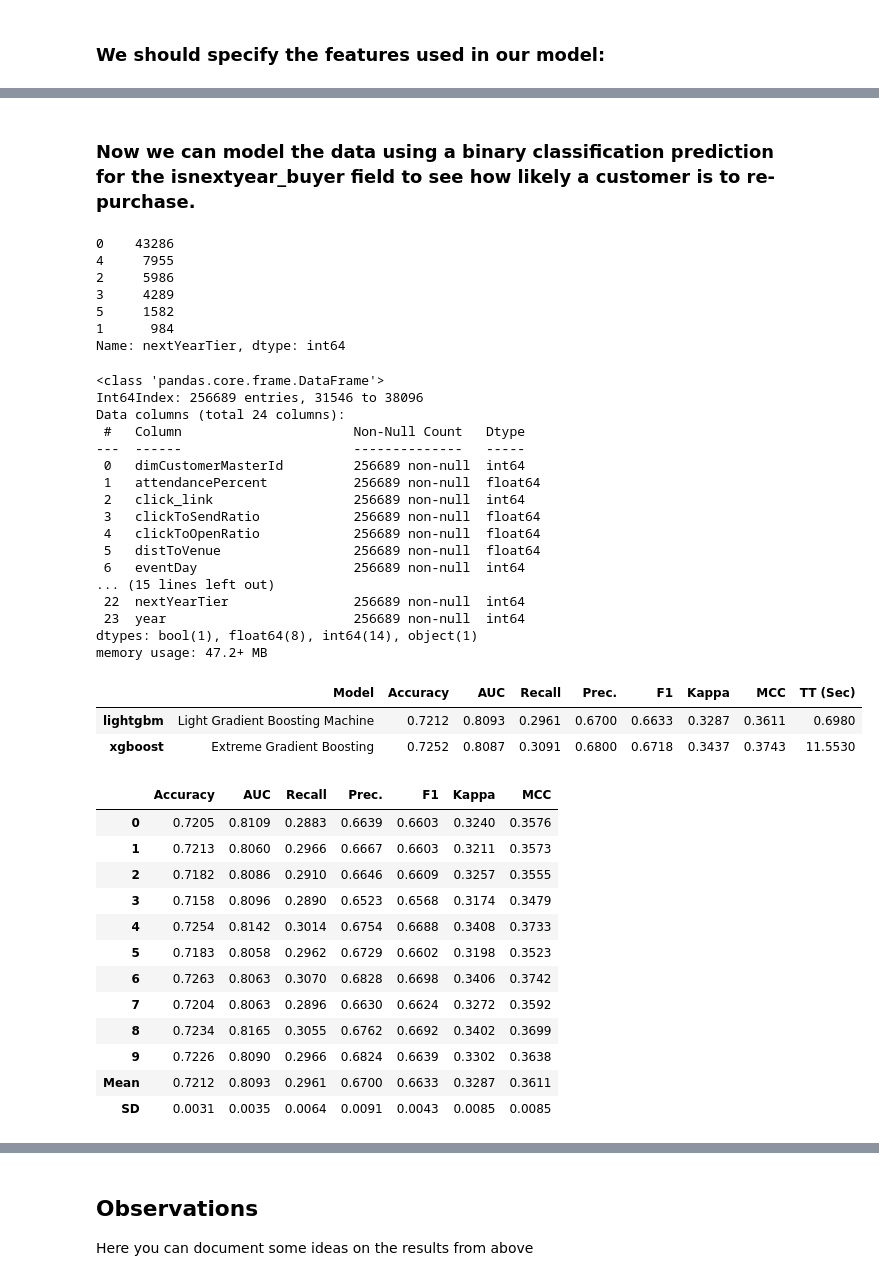
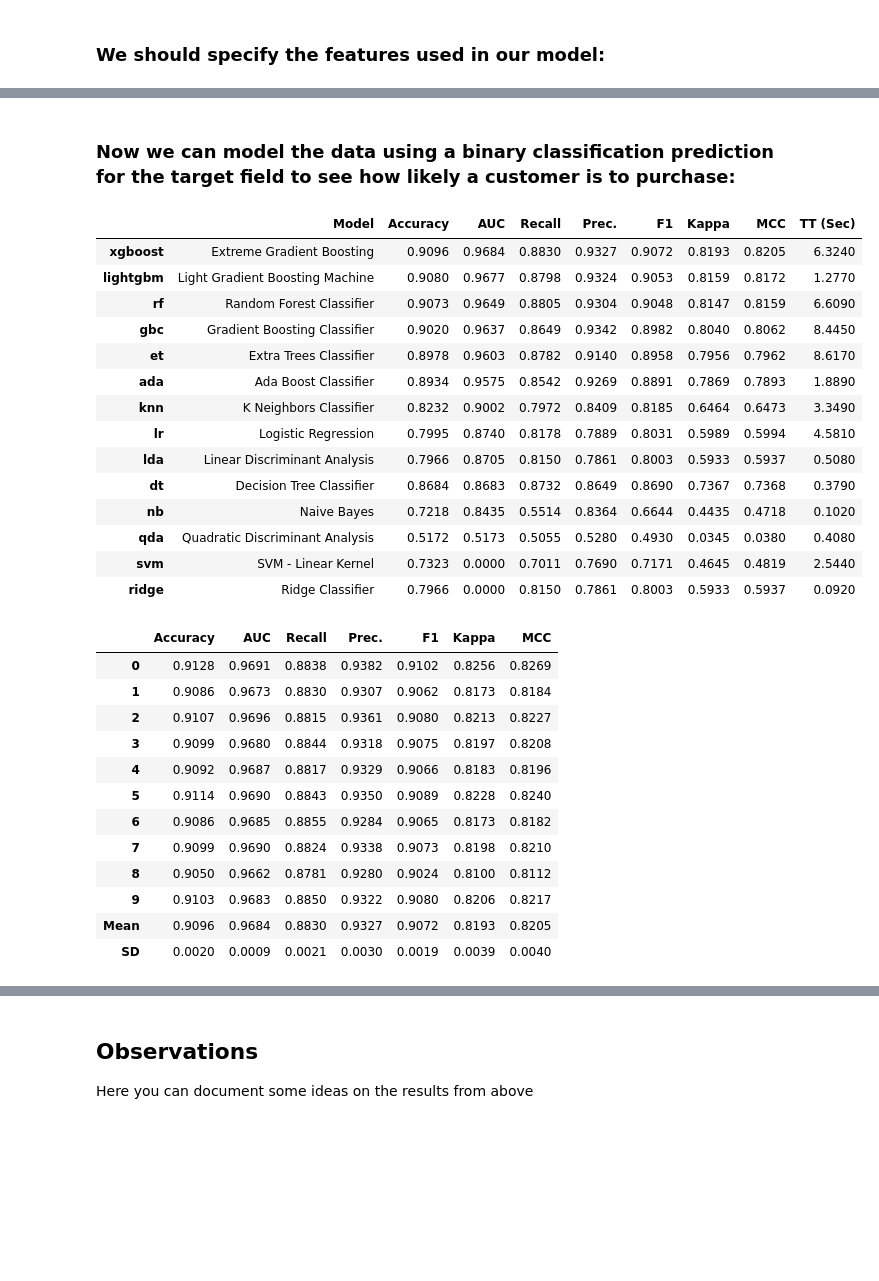
Before and after one commit to ryankazmerik/data-sci, a Jupyter notebook: notebooks/experiments/mlb-yankees/MLB Yankees - Event Propensity Event.ipynb, the cells around one changed output, grey strips where cells are left out. Saved outputs shown, nothing was run; the diff lists cells and outputs as text; code cells hidden in the pictures; blank space fills up the shorter version.

```diff
--- a/notebooks/experiments/mlb-yankees/MLB Yankees - Event Propensity Event.ipynb
+++ b/notebooks/experiments/mlb-yankees/MLB Yankees - Event Propensity Event.ipynb
@@ -129,5 +112,5 @@ Unseen Data For Predictions: (11308, 24)
 # %% [markdown]
-### Now we can model the data using a binary classification prediction for the isnextyear_buyer field to see how likely a customer is to re-purchase.
+### Now we can model the data using a binary classification prediction for the target field to see how likely a customer is to purchase:
 # %%
 setup(
     data= df_train,
@@ -163,65 +134,42 @@ setup(
     ]
 );
-# %%
-df_train['nextYearTier'].value_counts()
-# %% [output]
-0    43286
-4     7955
-2     5986
-3     4289
-5     1582
-1      984
-Name: nextYearTier, dtype: int64
-# %%
-#df_train = df_train.sort_values('nextYearTier').reset_index()
-#df_train = df_train.iloc[:,1000:]
-
-#df_train['nextYearTier'].value_counts()
-
-df_train.info()
-# %% [output]
-<class 'pandas.core.frame.DataFrame'>
-Int64Index: 256689 entries, 31546 to 38096
-Data columns (total 24 columns):
- #   Column                      Non-Null Count   Dtype
----  ------                      --------------   -----
- 0   dimCustomerMasterId         256689 non-null  int64
- 1   attendancePercent           256689 non-null  float64
- 2   click_link                  256689 non-null  int64
- 3   clickToSendRatio            256689 non-null  float64
- 4   clickToOpenRatio            256689 non-null  float64
- 5   distToVenue                 256689 non-null  float64
- 6   eventDay                    256689 non-null  int64
-... (15 lines left out)
- 22  nextYearTier                256689 non-null  int64
- 23  year                        256689 non-null  int64
-dtypes: bool(1), float64(8), int64(14), object(1)
-memory usage: 47.2+ MB
 # %%
 model_matrix = compare_models(
     fold=10,
-    include=["lightgbm","xgboost"],
+    #include=["lightgbm","xgboost"]
     sort="auc"
 )
 # %% [output]
 |  | Model | Accuracy | AUC | Recall | Prec. | F1 | Kappa | MCC | TT (Sec) |
-| lightgbm | Light Gradient Boosting Machine | 0.7212 | 0.8093 | 0.2961 | 0.6700 | 0.6633 | 0.3287 | 0.3611 | 0.6980 |
-| xgboost | Extreme Gradient Boosting | 0.7252 | 0.8087 | 0.3091 | 0.6800 | 0.6718 | 0.3437 | 0.3743 | 11.5530 |
+| xgboost | Extreme Gradient Boosting | 0.9096 | 0.9684 | 0.8830 | 0.9327 | 0.9072 | 0.8193 | 0.8205 | 6.3240 |
+| lightgbm | Light Gradient Boosting Machine | 0.9080 | 0.9677 | 0.8798 | 0.9324 | 0.9053 | 0.8159 | 0.8172 | 1.2770 |
+| rf | Random Forest Classifier | 0.9073 | 0.9649 | 0.8805 | 0.9304 | 0.9048 | 0.8147 | 0.8159 | 6.6090 |
+| gbc | Gradient Boosting Classifier | 0.9020 | 0.9637 | 0.8649 | 0.9342 | 0.8982 | 0.8040 | 0.8062 | 8.4450 |
+| et | Extra Trees Classifier | 0.8978 | 0.9603 | 0.8782 | 0.9140 | 0.8958 | 0.7956 | 0.7962 | 8.6170 |
+| ada | Ada Boost Classifier | 0.8934 | 0.9575 | 0.8542 | 0.9269 | 0.8891 | 0.7869 | 0.7893 | 1.8890 |
+| knn | K Neighbors Classifier | 0.8232 | 0.9002 | 0.7972 | 0.8409 | 0.8185 | 0.6464 | 0.6473 | 3.3490 |
+| lr | Logistic Regression | 0.7995 | 0.8740 | 0.8178 | 0.7889 | 0.8031 | 0.5989 | 0.5994 | 4.5810 |
+| lda | Linear Discriminant Analysis | 0.7966 | 0.8705 | 0.8150 | 0.7861 | 0.8003 | 0.5933 | 0.5937 | 0.5080 |
+| dt | Decision Tree Classifier | 0.8684 | 0.8683 | 0.8732 | 0.8649 | 0.8690 | 0.7367 | 0.7368 | 0.3790 |
+| nb | Naive Bayes | 0.7218 | 0.8435 | 0.5514 | 0.8364 | 0.6644 | 0.4435 | 0.4718 | 0.1020 |
+| qda | Quadratic Discriminant Analysis | 0.5172 | 0.5173 | 0.5055 | 0.5280 | 0.4930 | 0.0345 | 0.0380 | 0.4080 |
+| svm | SVM - Linear Kernel | 0.7323 | 0.0000 | 0.7011 | 0.7690 | 0.7171 | 0.4645 | 0.4819 | 2.5440 |
+| ridge | Ridge Classifier | 0.7966 | 0.0000 | 0.8150 | 0.7861 | 0.8003 | 0.5933 | 0.5937 | 0.0920 |
 # %%
 best_model = create_model(model_matrix)
 final_model = finalize_model(best_model)
 # %% [output]
 |  | Accuracy | AUC | Recall | Prec. | F1 | Kappa | MCC |
-| 0 | 0.7205 | 0.8109 | 0.2883 | 0.6639 | 0.6603 | 0.3240 | 0.3576 |
-| 1 | 0.7213 | 0.8060 | 0.2966 | 0.6667 | 0.6603 | 0.3211 | 0.3573 |
-| 2 | 0.7182 | 0.8086 | 0.2910 | 0.6646 | 0.6609 | 0.3257 | 0.3555 |
-| 3 | 0.7158 | 0.8096 | 0.2890 | 0.6523 | 0.6568 | 0.3174 | 0.3479 |
-| 4 | 0.7254 | 0.8142 | 0.3014 | 0.6754 | 0.6688 | 0.3408 | 0.3733 |
-| 5 | 0.7183 | 0.8058 | 0.2962 | 0.6729 | 0.6602 | 0.3198 | 0.3523 |
-| 6 | 0.7263 | 0.8063 | 0.3070 | 0.6828 | 0.6698 | 0.3406 | 0.3742 |
-| 7 | 0.7204 | 0.8063 | 0.2896 | 0.6630 | 0.6624 | 0.3272 | 0.3592 |
-| 8 | 0.7234 | 0.8165 | 0.3055 | 0.6762 | 0.6692 | 0.3402 | 0.3699 |
-| 9 | 0.7226 | 0.8090 | 0.2966 | 0.6824 | 0.6639 | 0.3302 | 0.3638 |
-| Mean | 0.7212 | 0.8093 | 0.2961 | 0.6700 | 0.6633 | 0.3287 | 0.3611 |
-| SD | 0.0031 | 0.0035 | 0.0064 | 0.0091 | 0.0043 | 0.0085 | 0.0085 |
+| 0 | 0.9128 | 0.9691 | 0.8838 | 0.9382 | 0.9102 | 0.8256 | 0.8269 |
+| 1 | 0.9086 | 0.9673 | 0.8830 | 0.9307 | 0.9062 | 0.8173 | 0.8184 |
+| 2 | 0.9107 | 0.9696 | 0.8815 | 0.9361 | 0.9080 | 0.8213 | 0.8227 |
+| 3 | 0.9099 | 0.9680 | 0.8844 | 0.9318 | 0.9075 | 0.8197 | 0.8208 |
+| 4 | 0.9092 | 0.9687 | 0.8817 | 0.9329 | 0.9066 | 0.8183 | 0.8196 |
+| 5 | 0.9114 | 0.9690 | 0.8843 | 0.9350 | 0.9089 | 0.8228 | 0.8240 |
+| 6 | 0.9086 | 0.9685 | 0.8855 | 0.9284 | 0.9065 | 0.8173 | 0.8182 |
+| 7 | 0.9099 | 0.9690 | 0.8824 | 0.9338 | 0.9073 | 0.8198 | 0.8210 |
+| 8 | 0.9050 | 0.9662 | 0.8781 | 0.9280 | 0.9024 | 0.8100 | 0.8112 |
+| 9 | 0.9103 | 0.9683 | 0.8850 | 0.9322 | 0.9080 | 0.8206 | 0.8217 |
+| Mean | 0.9096 | 0.9684 | 0.8830 | 0.9327 | 0.9072 | 0.8193 | 0.8205 |
+| SD | 0.0020 | 0.0009 | 0.0021 | 0.0030 | 0.0019 | 0.0039 | 0.0040 |
 # %% [markdown]
```
Also changed, not shown: parts of 16 cells of this notebook, 4 other files.
